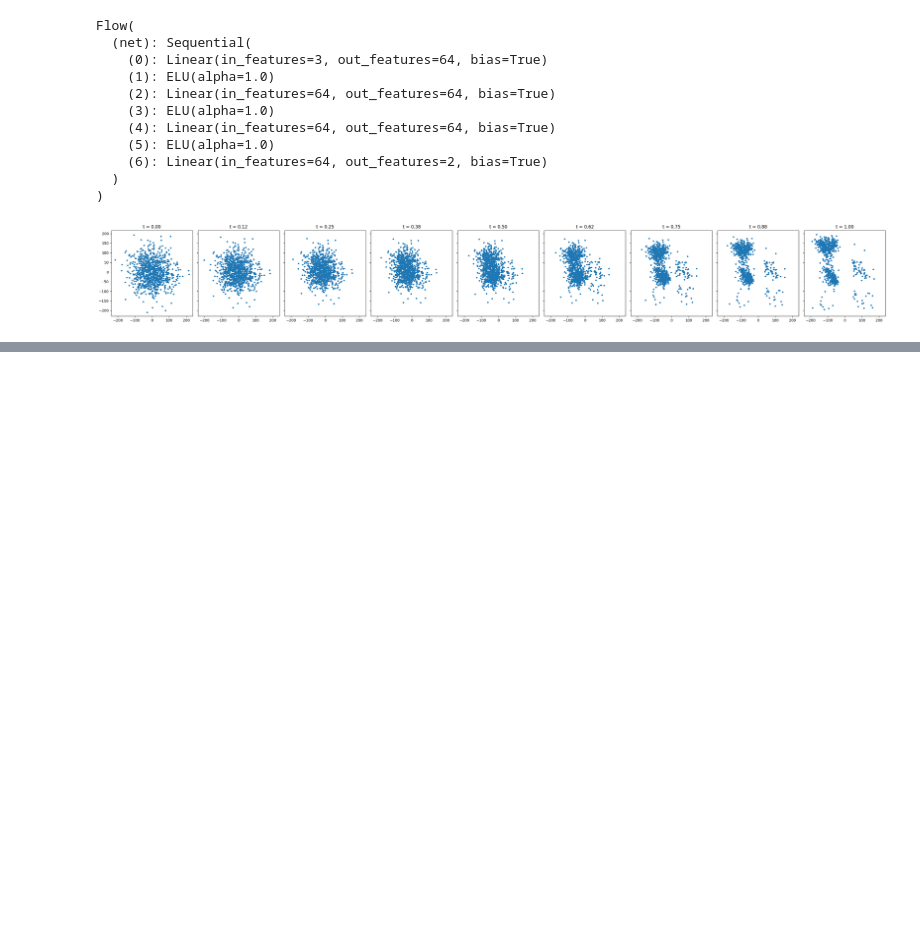
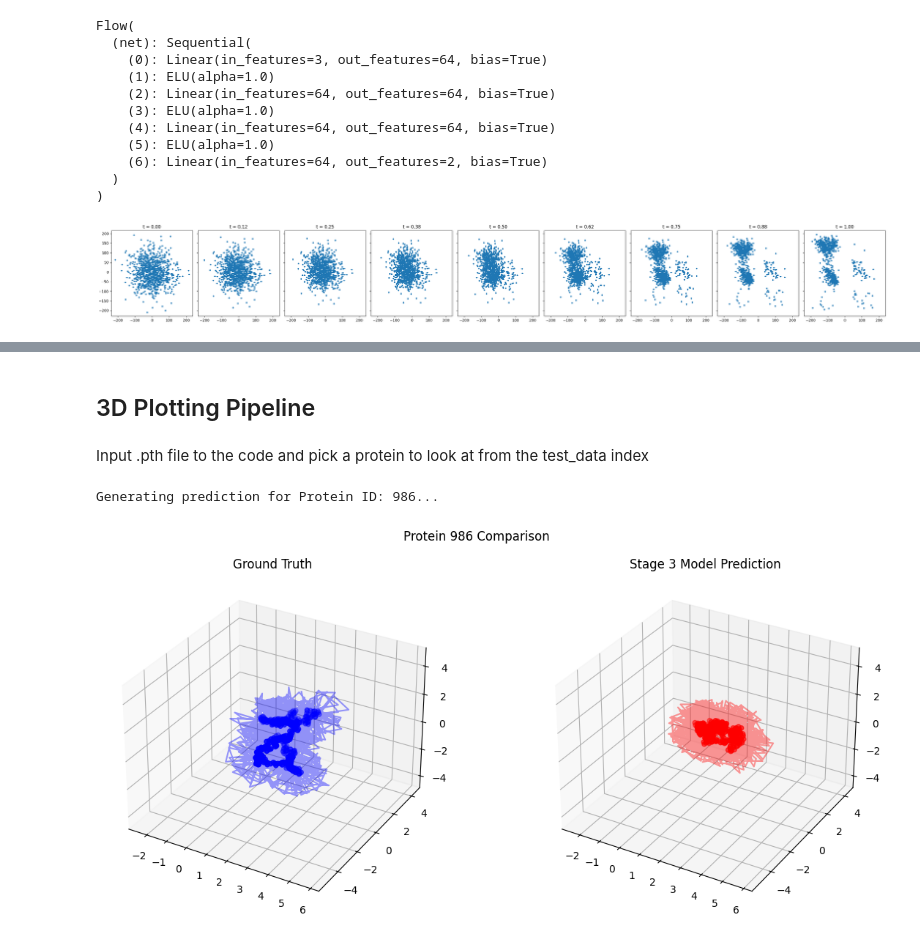
Before and after one commit to SebastianSeljak/Protein_Flow_Matching, a Jupyter notebook: pdb_loading.ipynb, the cells around one changed output, grey strips where cells are left out. Drawn from its saved outputs; the diff is of its cells as text; code cells hidden in the pictures; blank space fills up the shorter version.

```diff
--- a/pdb_loading.ipynb
+++ b/pdb_loading.ipynb
@@ -255,0 +370,72 @@ plt.show()
+# %% [markdown]
+## 3D Plotting Pipeline
+# %% [markdown]
+Input .pth file to the code and pick a protein to look at from the test_data index
+# %%
+%matplotlib inline
+import torch
+import numpy as np
+import matplotlib.pyplot as plt
+from model import FoldingFlow
+from geometry import torsion_to_cartesian
+
+# 1. Unified Inference & Plotting Functions
+def sample_structure(model, seq, steps=100):
+    """Inference: Generates predicted angles using the Flow Matching ODE."""
+    device = next(model.parameters()).device
+    model.eval()
+    with torch.no_grad():
+        seq = seq.unsqueeze(0).to(device)
+        xt = torch.randn(1, seq.shape[1], 2).to(device) # Noise in radian space
+        dt = 1.0 / steps
+        for i in range(steps):
+            t = torch.tensor([i / steps], device=device).float()
+            vt = model(t, xt, seq)
+            xt = xt + vt * dt
+        return xt.squeeze(0)
+
+def compare_3d(gt_angles, pred_angles, title="Structure Comparison"):
+    """Visualizes 3D coordinates from torsion angles."""
+    # Convert to coordinates (geometry tool expects degrees)
+    gt_c = torsion_to_cartesian(torch.rad2deg(gt_angles[:, 0].unsqueeze(0)), torch.rad2deg(gt_angles[:, 1].unsqueeze(0))).squeeze(0).cpu().numpy()
+    pr_c = torsion_to_cartesian(torch.rad2deg(pred_angles[:, 0].unsqueeze(0)), torch.rad2deg(pred_angles[:, 1].unsqueeze(0))).squeeze(0).cpu().numpy()
+
+    # Synchronize axes limits for fair comparison
+    all_coords = np.concatenate([gt_c, pr_c])
+    m_min, m_max = all_coords.min(0) - 2, all_coords.max(0) + 2
+
+    fig = plt.figure(figsize=(14, 6))
+    for i, (coords, label, color) in enumerate([(gt_c, "Ground Truth", 'blue'), (pr_c, "Stage 3 Model Prediction", 'red')]):
+        ax = fig.add_subplot(1, 2, i+1, projection='3d')
+        ax.plot(coords[:, 0], coords[:, 1], coords[:, 2], color=color, alpha=0.4)
+        ax.scatter(coords[1::3, 0], coords[1::3, 1], coords[1::3, 2], color=color, s=20) # CA Atoms
+        ax.set_title(label)
+        ax.set_xlim(m_min[0], m_max[0]); ax.set_ylim(m_min[1], m_max[1]); ax.set_zlim(m_min[2], m_max[2])
+
+    plt.suptitle(title); plt.show()
+
+# 2. Main Execution: Load Model and Visualize
+if 'test_data' in locals() and len(test_data) > 0:
+    device = torch.device('cuda' if torch.cuda.is_available() else 'cpu')
+
+    # Initialize high-capacity architecture (256-dim)
+    model = FoldingFlow(embed_dim=256, nhead=8, num_layers=6).to(device)
+
+    # Load your cluster-trained weights
+    try:
+        model.load_state_dict(torch.load("model_stage3_normalized.pth", map_location=device))
+
+        # Select a protein to compare in the test set
+        test_item = test_data[0]
+        print(f"Generating prediction for Protein ID: {test_item['id']}...")
+
+        pred_angles = sample_structure(model, test_item['seq'])
+        compare_3d(test_item['angles'], pred_angles, title=f"Protein {test_item['id']} Comparison")
+
+    except FileNotFoundError:
+        print("Error: model_stage3_normalized.pth not found in directory.")
+else:
+    print("Error: 'test_data' not found. Please run the earlier data-processing cell first.")
+# %% [output]
+Generating prediction for Protein ID: 986...
+[figure, added]
```
Also changed, not shown: parts of 1 cell of this notebook, 7 other files.
